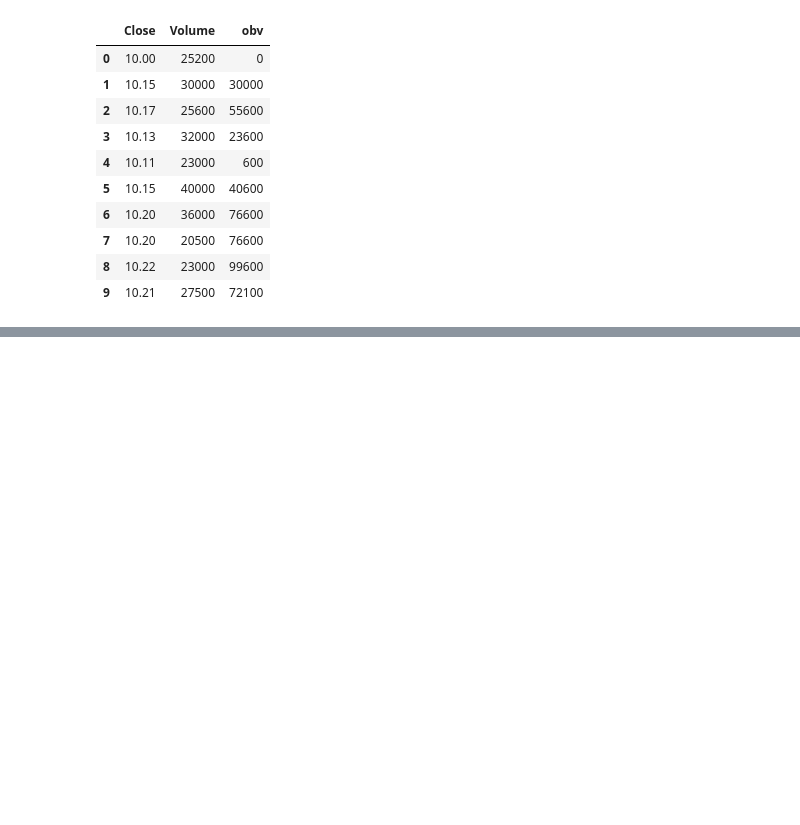
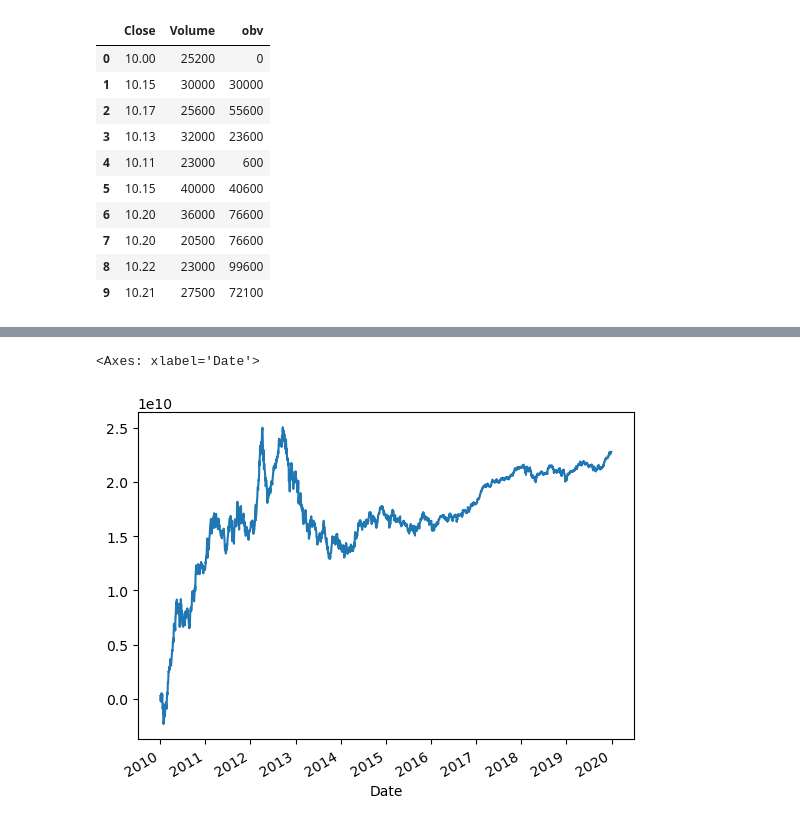
Before and after one commit to johnzea/LinkedInPythonFinance, a Jupyter notebook: Loading Data and Visualizations.ipynb, the cells around one changed output, grey strips where cells are left out. Saved outputs shown, nothing was run; the diff lists cells and outputs as text; code cells hidden in the pictures; blank space fills up the shorter version.

```diff
--- a/Loading Data and Visualizations.ipynb
+++ b/Loading Data and Visualizations.ipynb
@@ -1079,0 +1100,23 @@ test_df = pd.DataFrame({'Close':[10, 10.15, 10.17, 10.13, 10.11, 10.15, 10.2, 10
+# %%
+# try not to use raw python code to calculate this, try to stay in Pandas, use its native
+# functions, methods to derive the numbers
+def calc_ad(df, close_col='Close', low_col='Low', high_col='High', vol_col='Volume'):
+    close = df[close_col]
+    low = df[low_col]
+    high = df[high_col]
+    return (df
+            .assign(mfm=((close - low) - (high - close))/(high - low),
+                    mfv=lambda df_:df_.mfm * df_[vol_col],
+                    cmfv=lambda df_:df_.mfv.cumsum()
+                    )
+            .cmfv
+    )
+
+(aapl
+ .assign(ad=calc_ad)
+ .ad
+ .plot()
+)
+# %% [output]
+<Axes: xlabel='Date'>
+[figure, added]
```
Also changed, not shown: parts of 39 cells of this notebook, 4 other files.
